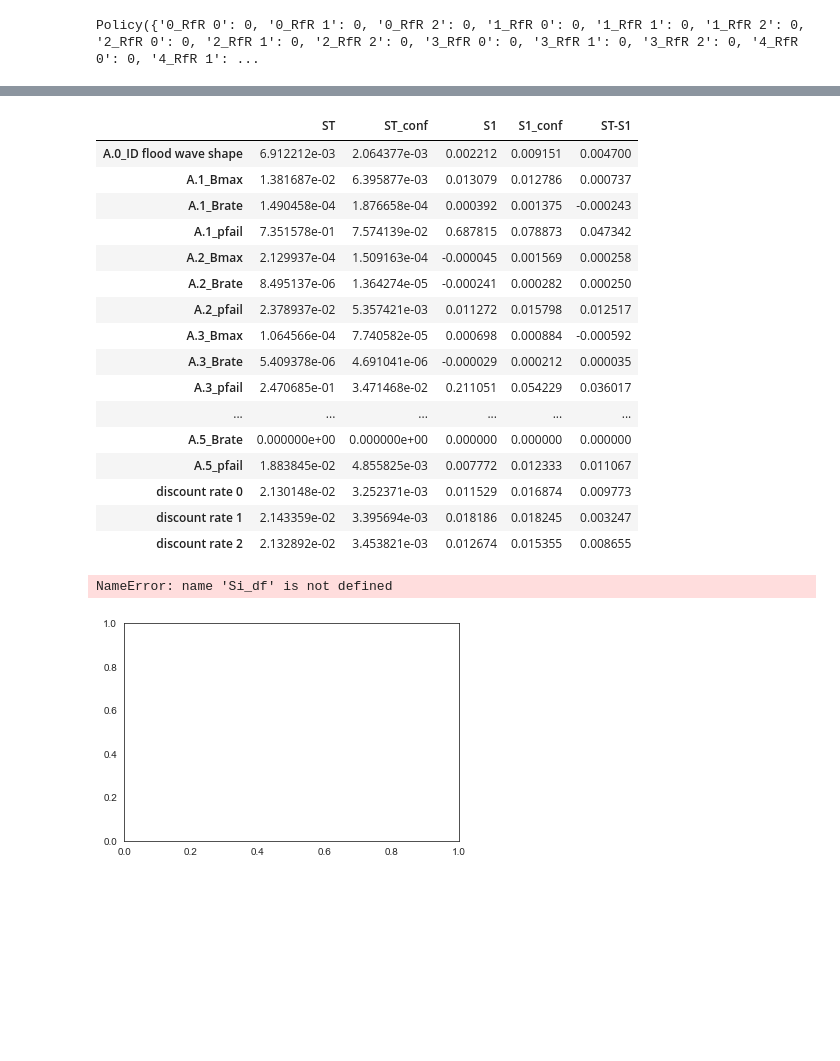
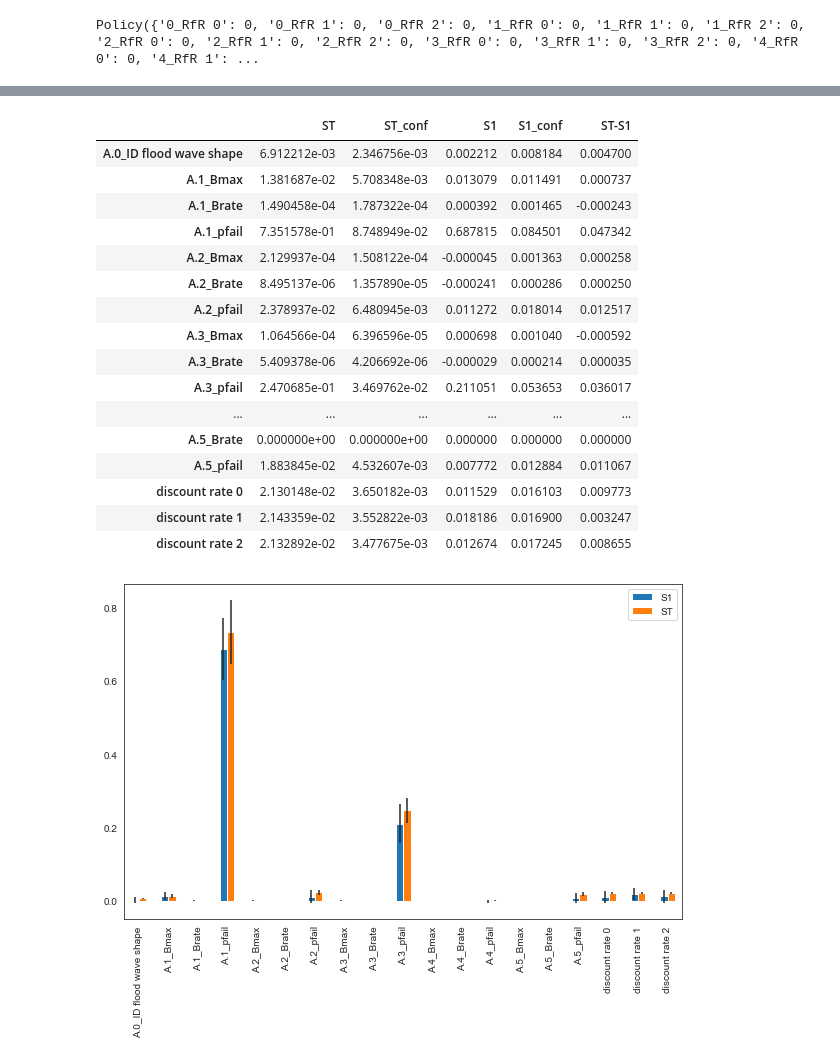
Before and after one commit to EwoutH/modelbased-g13, a Jupyter notebook: Sobol G13.ipynb, the cells around one changed output, grey strips where cells are left out. Cells and saved outputs as stored; diff of their text form; code cells hidden in the pictures; blank space fills up the shorter version.

```diff
--- a/Sobol G13.ipynb
+++ b/Sobol G13.ipynb
@@ -92,7 +92,7 @@ Policy({'0_RfR 0': 0, '0_RfR 1': 0, '0_RfR 2': 0, '1_RfR 0': 0, '1_RfR 1': 0, '1
 policies = pol
 n_exp = 600
 
-use_pickle1 = False
+use_pickle1 = True
 if use_pickle1:
     with open('data/SOBOL_results1.pickle','rb') as filehandler:
         results = pickle.load(filehandler)
@@ -195,35 +177,35 @@ Si_df_damages['ST-S1'] = Si_df_damages['ST'] - Si_df_damages['S1']
 Si_df_damages
 # %% [output]
 |  | ST | ST_conf | S1 | S1_conf | ST-S1 |
-| A.0_ID flood wave shape | 6.912212e-03 | 2.064377e-03 | 0.002212 | 0.009151 | 0.004700 |
-| A.1_Bmax | 1.381687e-02 | 6.395877e-03 | 0.013079 | 0.012786 | 0.000737 |
-| A.1_Brate | 1.490458e-04 | 1.876658e-04 | 0.000392 | 0.001375 | -0.000243 |
-| A.1_pfail | 7.351578e-01 | 7.574139e-02 | 0.687815 | 0.078873 | 0.047342 |
-| A.2_Bmax | 2.129937e-04 | 1.509163e-04 | -0.000045 | 0.001569 | 0.000258 |
-| A.2_Brate | 8.495137e-06 | 1.364274e-05 | -0.000241 | 0.000282 | 0.000250 |
-| A.2_pfail | 2.378937e-02 | 5.357421e-03 | 0.011272 | 0.015798 | 0.012517 |
-| A.3_Bmax | 1.064566e-04 | 7.740582e-05 | 0.000698 | 0.000884 | -0.000592 |
-| A.3_Brate | 5.409378e-06 | 4.691041e-06 | -0.000029 | 0.000212 | 0.000035 |
-| A.3_pfail | 2.470685e-01 | 3.471468e-02 | 0.211051 | 0.054229 | 0.036017 |
+| A.0_ID flood wave shape | 6.912212e-03 | 2.346756e-03 | 0.002212 | 0.008184 | 0.004700 |
+| A.1_Bmax | 1.381687e-02 | 5.708348e-03 | 0.013079 | 0.011491 | 0.000737 |
+| A.1_Brate | 1.490458e-04 | 1.787322e-04 | 0.000392 | 0.001465 | -0.000243 |
+| A.1_pfail | 7.351578e-01 | 8.748949e-02 | 0.687815 | 0.084501 | 0.047342 |
+| A.2_Bmax | 2.129937e-04 | 1.508122e-04 | -0.000045 | 0.001363 | 0.000258 |
+| A.2_Brate | 8.495137e-06 | 1.357890e-05 | -0.000241 | 0.000286 | 0.000250 |
+| A.2_pfail | 2.378937e-02 | 6.480945e-03 | 0.011272 | 0.018014 | 0.012517 |
+| A.3_Bmax | 1.064566e-04 | 6.396596e-05 | 0.000698 | 0.001040 | -0.000592 |
+| A.3_Brate | 5.409378e-06 | 4.206692e-06 | -0.000029 | 0.000214 | 0.000035 |
+| A.3_pfail | 2.470685e-01 | 3.469762e-02 | 0.211051 | 0.053653 | 0.036017 |
 | ... | ... | ... | ... | ... | ... |
 | A.5_Brate | 0.000000e+00 | 0.000000e+00 | 0.000000 | 0.000000 | 0.000000 |
-| A.5_pfail | 1.883845e-02 | 4.855825e-03 | 0.007772 | 0.012333 | 0.011067 |
-| discount rate 0 | 2.130148e-02 | 3.252371e-03 | 0.011529 | 0.016874 | 0.009773 |
-| discount rate 1 | 2.143359e-02 | 3.395694e-03 | 0.018186 | 0.018245 | 0.003247 |
-| discount rate 2 | 2.132892e-02 | 3.453821e-03 | 0.012674 | 0.015355 | 0.008655 |
+| A.5_pfail | 1.883845e-02 | 4.532607e-03 | 0.007772 | 0.012884 | 0.011067 |
+| discount rate 0 | 2.130148e-02 | 3.650182e-03 | 0.011529 | 0.016103 | 0.009773 |
+| discount rate 1 | 2.143359e-02 | 3.552822e-03 | 0.018186 | 0.016900 | 0.003247 |
+| discount rate 2 | 2.132892e-02 | 3.477675e-03 | 0.012674 | 0.017245 | 0.008655 |
 # %%
 sns.set_style('white')
 fig, ax = plt.subplots(1)
 
-indices = Si_df[['S1','ST']]
-err = Si_df[['S1_conf','ST_conf']]
+indices = Si_df_damages[['S1','ST']]
+err = Si_df_damages[['S1_conf','ST_conf']]
 
 indices.plot.bar(yerr=err.values.T,ax=ax)
 fig.set_size_inches(10,8)
 fig.subplots_adjust(bottom=0.3)
+fig.savefig("sobol_damages.png", dpi=200)
 plt.show()
 # %% [output]
-NameError: name 'Si_df' is not defined
-[figure, old version]
+[figure, new version]
 # %%
 S2_deaths_sobol= pd.DataFrame(deaths_sobol['S2'])
```
Also changed, not shown: parts of 4 cells of this notebook, 3 other files.
